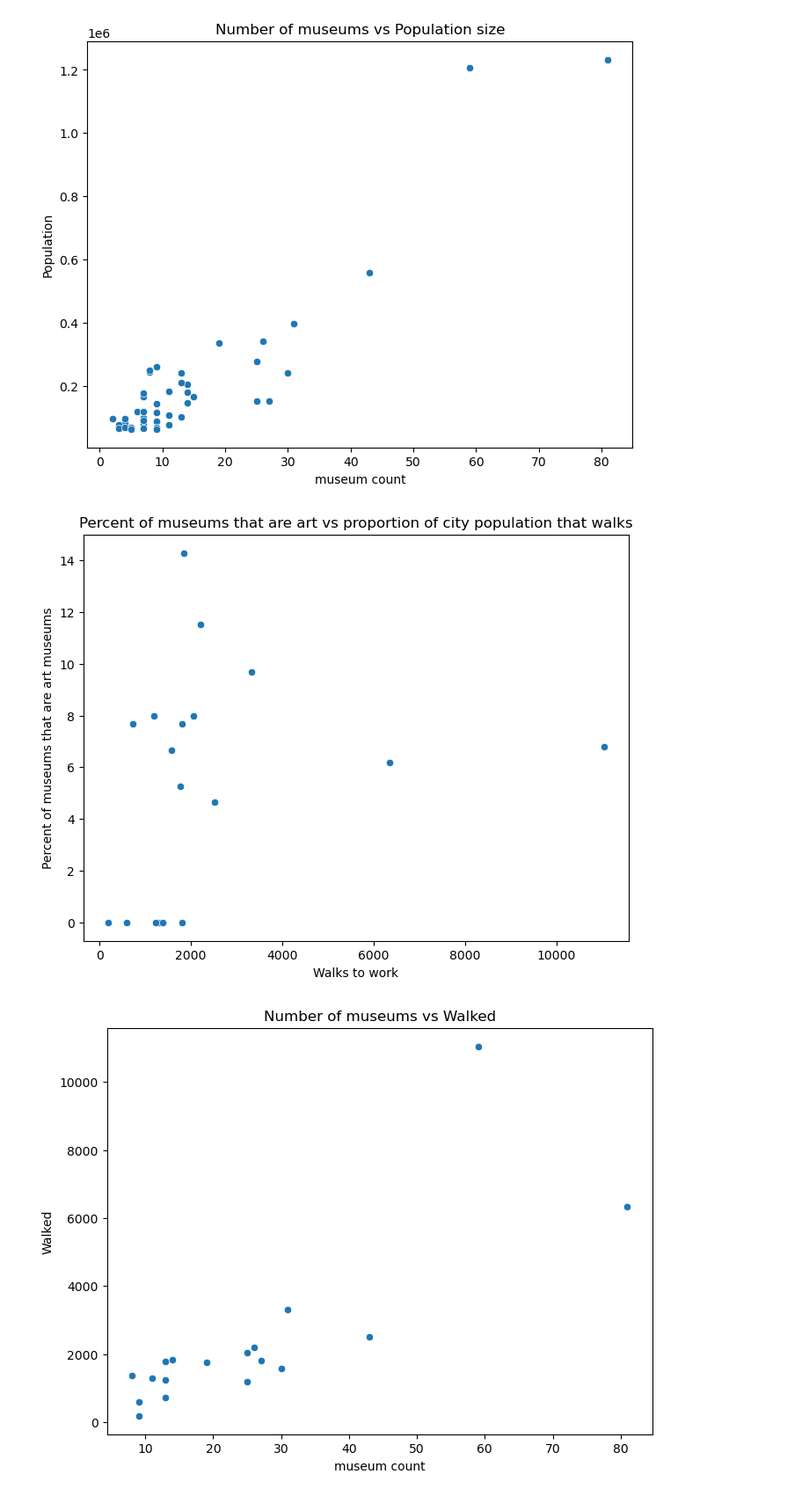
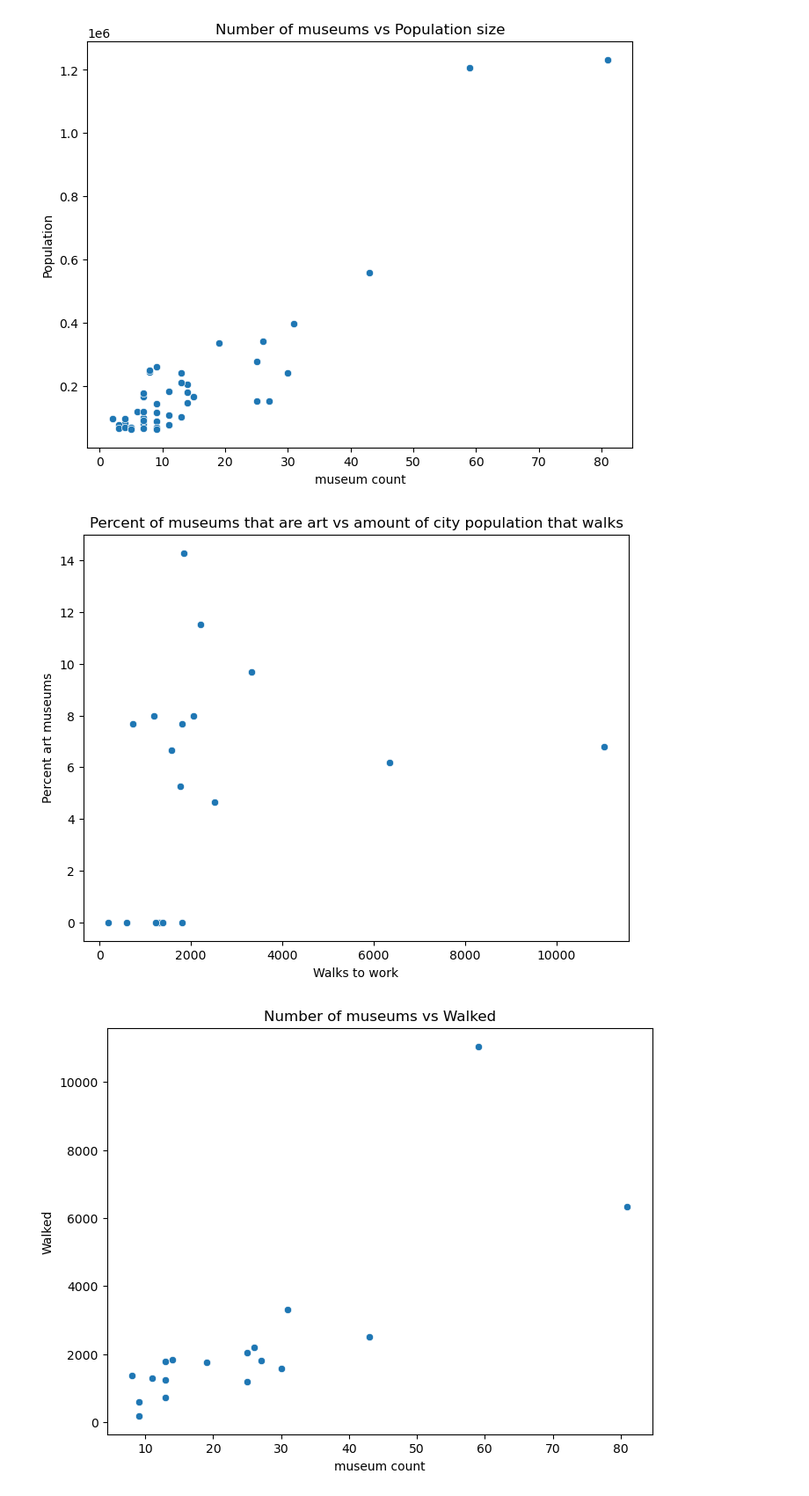
Before and after one commit to allisonbri/DataSciencePortfolio, a Jupyter notebook: PortfolioProject1.ipynb, the cells around one changed output. Shown at 88% size. Drawn from its saved outputs; the diff is of its cells as text; code cells hidden in the pictures.

```diff
--- a/PortfolioProject1.ipynb
+++ b/PortfolioProject1.ipynb
@@ -255,12 +251,12 @@ plt.show()
 # %%
 plt.figure(figsize=(8,6))
 sns.scatterplot(data=df, x="Walks", y="percent_art_museum")
-plt.title("Percent of museums that are art vs proportion of city population that walks")
+plt.title("Percent of museums that are art vs amountof city population that walks")
 plt.xlabel("Walks to work")
-plt.ylabel("Percent of museums that are art museums")
+plt.ylabel("Percent art museums")
 plt.show()
 # %% [output]
-[figure, old version]
+[figure, new version]
 # %%
 plt.figure(figsize=(8,6))
 sns.scatterplot(data=df, x="museum_count", y="Walks")
```
Also changed, not shown: parts of 5 cells of this notebook.
